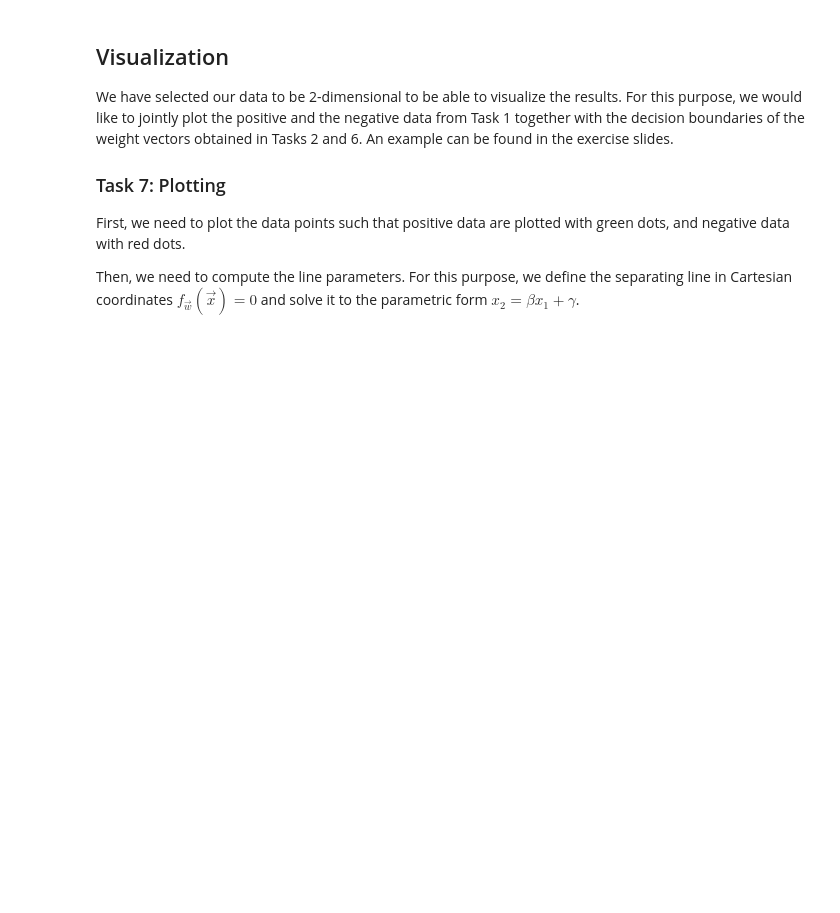
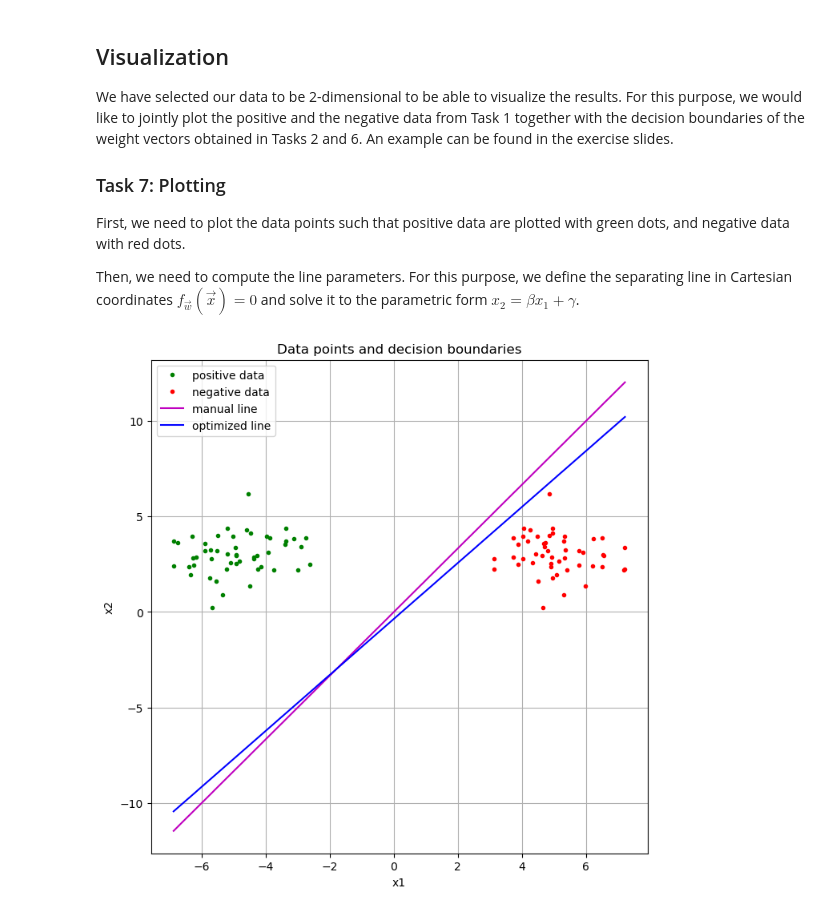
Before and after one commit to hangchenxie/uzh-deeplearning24, a Jupyter notebook: DL-Assignment01.ipynb, the cells around one changed output. Drawn from its saved outputs; the diff is of its cells as text; code cells hidden in the pictures; blank space fills up the shorter version.

```diff
--- a/DL-Assignment01.ipynb
+++ b/DL-Assignment01.ipynb
@@ -97,7 +97,8 @@ The perceptron is defined as the Adaline $$a = f_{\vec w}(\vec x)$$ that is thre
 Implement a function that computes and returns the perceptron for a given data point $\vec x$ and line parameters $\vec w$.
 # %%
 def perceptron(x, w):
-  ...
+    a = np.dot(x, w)
+    return np.sign(a)
 # %% [markdown]
 ## Perceptron Learning
 
@@ -117,10 +118,15 @@ Consider in your implementation error cases that could arise.
 # %%
 def perceptron_learning(X, T, w):
   # first, make a copy of your weights
-  w_star = ...
+  w_star = w.copy()
 
   # then, iterate over the data and perform perceptron learning
-  ...
+  for i in range(X.shape[0]):
+      x = X[i]
+      t = T[i]
+      if perceptron(x, w_star) * t <= 0:
+        w_star[0] = w_star[0] + t
+        w_star[1:] = w_star[1:] + t * x[1:]
 
   # finally, return the optimal weights
   return w_star
@@ -142,7 +150,7 @@ else:
 Implement a function that generates and returns randomly initialized weights $\vec w \in [-1,1]^3$.
 # %%
 def random_weights(lowest = -1, highest = 1):
-  ...
+    return np.random.uniform(lowest, highest, 3)
 # %% [markdown]
 ### Task 6: Perceptron Learning Execution
 
@@ -153,7 +161,7 @@ Store the resulting weight vector $\vec w^*$.
 w_initial = random_weights()
 
 # perform perceptron learning
-w_star = ...
+w_star = perceptron_learning(X, T, w_initial)
 # %% [markdown]
 ### Test 3: Result Validation
 
@@ -179,37 +189,47 @@ Then, we need to compute the line parameters. For this purpose, we define the se
 # %%
 def line_parameters(w):
   # compute parametric line parameters from Cartesian coordinates
-  beta = ...
-  gamma = ...
+  beta = -w[1] / w[2]
+  gamma = -w[0] / w[2]
   return beta, gamma
 
 
 from matplotlib import pyplot
 
 # create a square plot
 pyplot.figure(figsize=(8,8))
 
+X_pos = X[T.flatten() == 1]
+X_neg = X[T.flatten() == -1]
+
 # plot the positive data points
-pyplot.plot(..., ..., "g.", label="positive data")
+pyplot.plot(X_pos[:, 1], X_pos[:, 2], "g.", label="positive data")
 # plot the negative data points
-pyplot.plot(..., ..., "r.", label="negative data")
+pyplot.plot(X_neg[:, 1], X_pos[:, 2], "r.", label="negative data")
 
 # define positions where to evaluate the line:
-x1 = ...
+x1 = np.linspace(np.min(X[:, 1]), np.max(X[:, 1]), 100)
 
 # compute line parameters for manual line
 beta, gamma = line_parameters(w_manual)
 # now, compute the values according to our parametric form:
 x2 = beta * x1 + gamma
 # plot manual line
 pyplot.plot(x1, x2, "m-", label="manual line")
 
 # compute line parameters for optimized line
 beta, gamma = line_parameters(w_star)
 # now, compute the values according to our parametric form:
 x2 = beta * x1 + gamma
 # plot optimized line
 pyplot.plot(x1, x2, "b-", label="optimized line")
 
 # make the plot more beautiful
-...
+pyplot.xlabel('x1')
+pyplot.ylabel('x2')
+pyplot.title('Data points and decision boundaries')
+pyplot.legend()
+pyplot.grid(True)
+pyplot.show()
+# %% [output]
+[figure, added]
```
Also changed, not shown: parts of 2 cells of this notebook.
